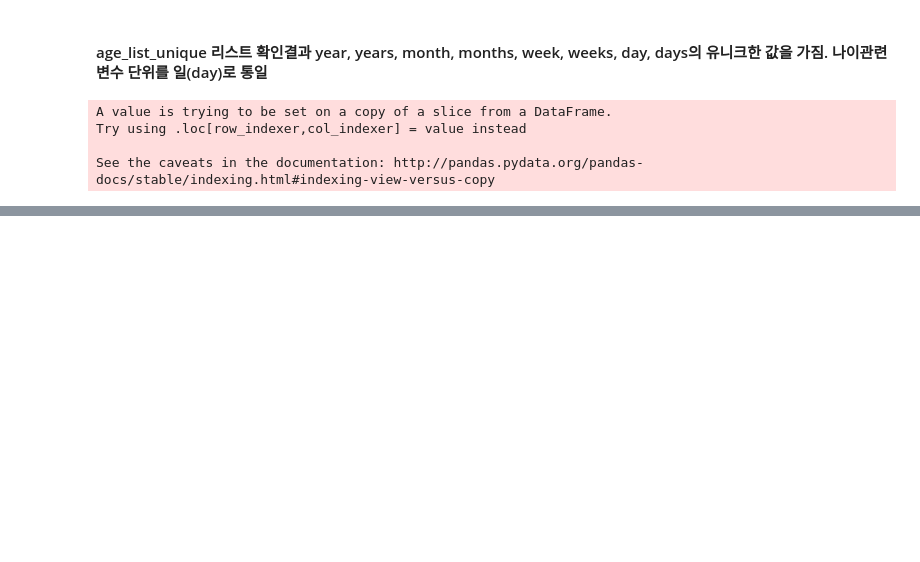
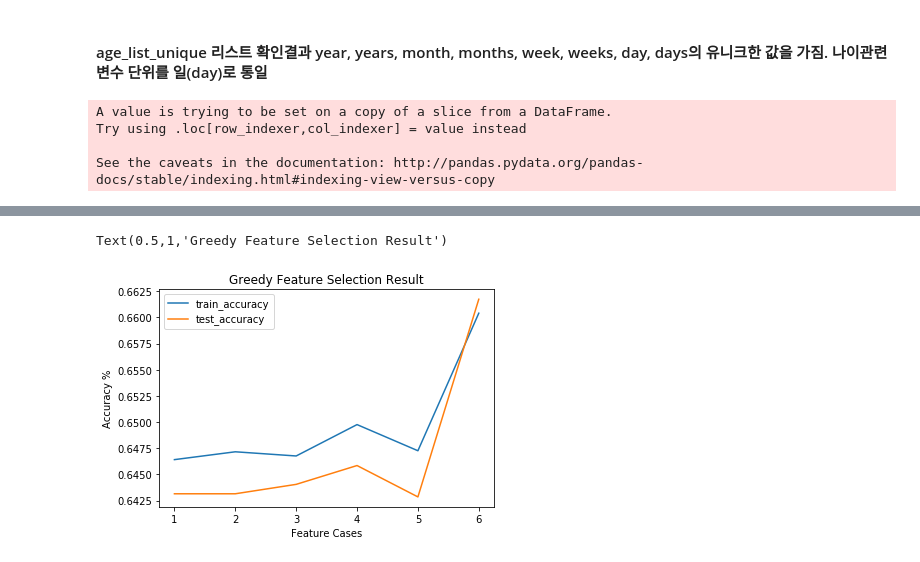
Before and after one commit to frozendrpepper/ML_Project, a Jupyter notebook: Project_main.ipynb, the cells around one changed output, grey strips where cells are left out. Drawn from its saved outputs; the diff is of its cells as text; code cells hidden in the pictures; blank space fills up the shorter version.

```diff
--- a/Project_main.ipynb
+++ b/Project_main.ipynb
@@ -508,0 +780,12 @@ See the caveats in the documentation: http://pandas.pydata.org/pandas-docs/stabl
+# %%
+main_color_le = pd.get_dummies(data_train[['Main_Color']])
+sub_color_le = pd.get_dummies(data_train[['Sub_Color']])
+main_breed_le = pd.get_dummies(data_train[['Main_Breed']])
+sub_breed_le = pd.get_dummies(data_train[['Sub_Breed']])
+year_le = pd.get_dummies(data_train[['OutcomeYear']])
+month_le = pd.get_dummies(data_train[['OutcomeMonth']])
+day_le = pd.get_dummies(data_train[['OutcomeDay']])
+hour_le = pd.get_dummies(data_train[['OutcomeHour']])
+size_le = pd.get_dummies(data_train['Size'])
+sex_le = pd.get_dummies(data_train['SexuponOutcome'])
+season_le = pd.get_dummies(data_train[['OutcomeSeason']])
@@ -508,0 +850,26 @@ See the caveats in the documentation: http://pandas.pydata.org/pandas-docs/stabl
+# %%
+'''dfY is always fixed'''
+dfY = data_train['OutcomeType']
+
+dummy_cont = data_train[['Name', 'AnimalType', 'AgeuponOutcome']]
+
+dfX = pd.concat([dummy_cont, main_breed_le, main_color_le, month_le, year_le, sex_le], axis = 1)
+dfX2 = pd.concat([dummy_cont, main_breed_le, sub_breed_le, main_color_le, sub_color_le, month_le, year_le, sex_le], axis = 1)
+dfX3 = pd.concat([dummy_cont, size_le, main_color_le, sub_color_le, month_le, year_le, sex_le], axis = 1)
+dfX4 = pd.concat([dummy_cont, size_le, main_breed_le, sub_breed_le, main_color_le, sub_color_le, month_le, year_le, sex_le], axis = 1)
+dfX5 = pd.concat([dummy_cont, main_breed_le, sub_breed_le, main_color_le, sub_color_le, season_le, sex_le], axis = 1)
+dfX6 = pd.concat([dummy_cont, size_le, main_breed_le, sub_breed_le, main_color_le, sub_color_le,
+                 year_le, month_le, day_le, hour_le, sex_le], axis = 1)
+
+dfX_list = [dfX, dfX2, dfX3, dfX4, dfX5, dfX6]
+train_compile, test_compile, logLoss_compile = greedy_selector(dfX_list, dfY)
+# %%
+plt.plot(range(1, 7), train_compile, label = 'train_accuracy')
+plt.plot(range(1, 7), test_compile, label = 'test_accuracy')
+plt.legend()
+plt.xlabel('Feature Cases')
+plt.ylabel('Accuracy %')
+plt.title('Greedy Feature Selection Result')
+# %% [output]
+Text(0.5,1,'Greedy Feature Selection Result')
+[figure, added]
```
Also changed, not shown: parts of 56 cells of this notebook, 2 other files.
